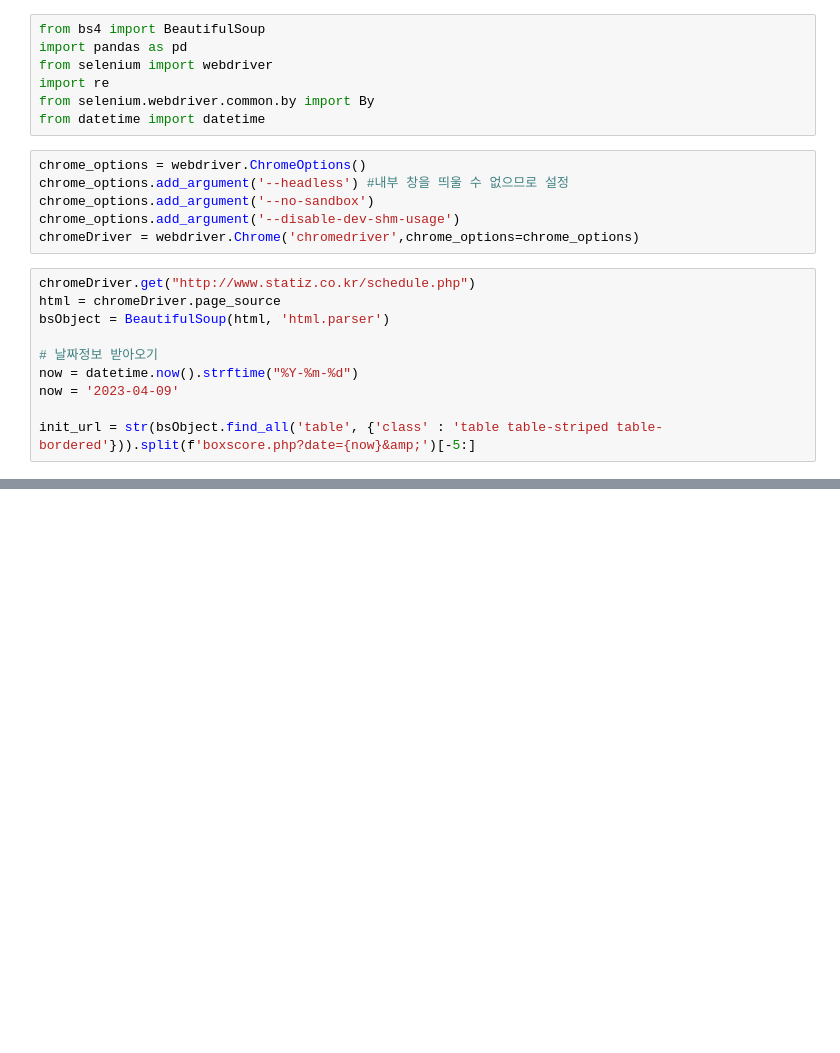
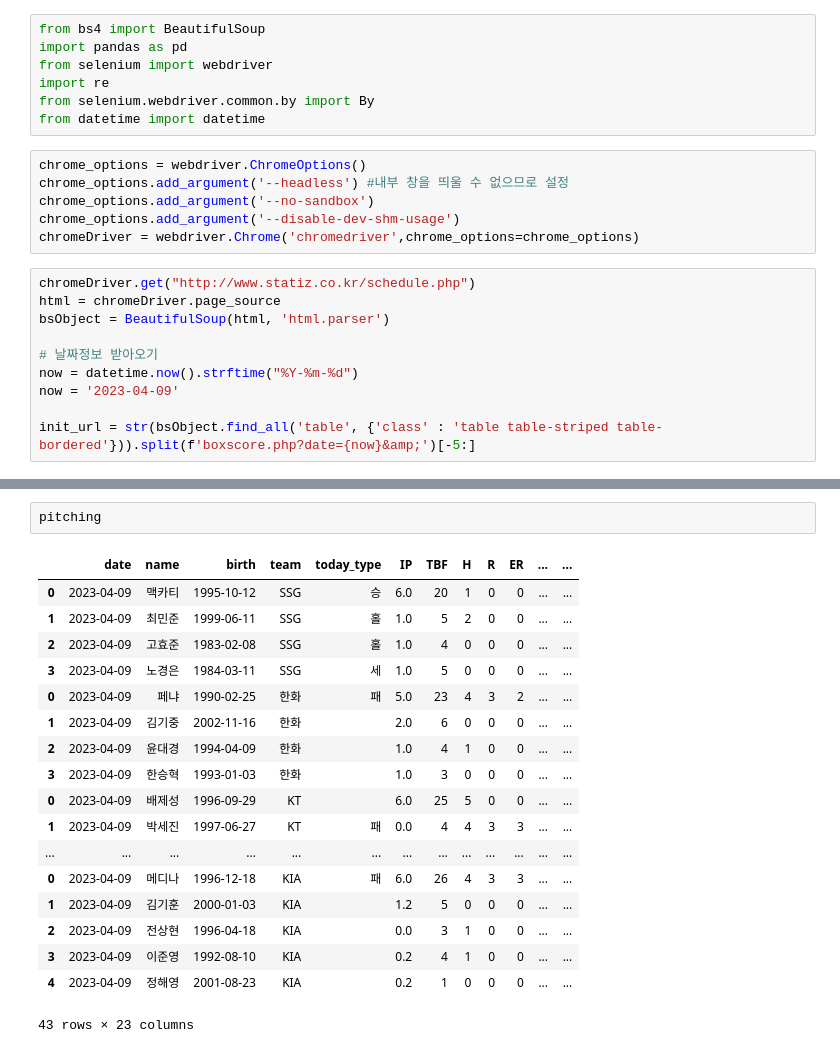
Before and after one commit to sum9611/airflow_docker, a Jupyter notebook: 01.ipynb, the cells around one changed output, grey strips where cells are left out. Drawn from its saved outputs; the diff is of its cells as text; blank space fills up the shorter version.

```diff
--- a/01.ipynb
+++ b/01.ipynb
@@ -109,3 +190,24 @@ for i in init_url:
+# %%
+pitching
+# %% [output]
+|  | date | name | birth | team | today_type | IP | TBF | H | R | ER | ... | ... |
+| 0 | 2023-04-09 | 맥카티 | 1995-10-12 | SSG | 승 | 6.0 | 20 | 1 | 0 | 0 | ... | ... |
+| 1 | 2023-04-09 | 최민준 | 1999-06-11 | SSG | 홀 | 1.0 | 5 | 2 | 0 | 0 | ... | ... |
+| 2 | 2023-04-09 | 고효준 | 1983-02-08 | SSG | 홀 | 1.0 | 4 | 0 | 0 | 0 | ... | ... |
+| 3 | 2023-04-09 | 노경은 | 1984-03-11 | SSG | 세 | 1.0 | 5 | 0 | 0 | 0 | ... | ... |
+| 0 | 2023-04-09 | 페냐 | 1990-02-25 | 한화 | 패 | 5.0 | 23 | 4 | 3 | 2 | ... | ... |
+| 1 | 2023-04-09 | 김기중 | 2002-11-16 | 한화 |  | 2.0 | 6 | 0 | 0 | 0 | ... | ... |
+| 2 | 2023-04-09 | 윤대경 | 1994-04-09 | 한화 |  | 1.0 | 4 | 1 | 0 | 0 | ... | ... |
+| 3 | 2023-04-09 | 한승혁 | 1993-01-03 | 한화 |  | 1.0 | 3 | 0 | 0 | 0 | ... | ... |
+| 0 | 2023-04-09 | 배제성 | 1996-09-29 | KT |  | 6.0 | 25 | 5 | 0 | 0 | ... | ... |
+| 1 | 2023-04-09 | 박세진 | 1997-06-27 | KT | 패 | 0.0 | 4 | 4 | 3 | 3 | ... | ... |
+| ... | ... | ... | ... | ... | ... | ... | ... | ... | ... | ... | ... | ... |
+| 0 | 2023-04-09 | 메디나 | 1996-12-18 | KIA | 패 | 6.0 | 26 | 4 | 3 | 3 | ... | ... |
+| 1 | 2023-04-09 | 김기훈 | 2000-01-03 | KIA |  | 1.2 | 5 | 0 | 0 | 0 | ... | ... |
+| 2 | 2023-04-09 | 전상현 | 1996-04-18 | KIA |  | 0.0 | 3 | 1 | 0 | 0 | ... | ... |
+| 3 | 2023-04-09 | 이준영 | 1992-08-10 | KIA |  | 0.2 | 4 | 1 | 0 | 0 | ... | ... |
+| 4 | 2023-04-09 | 정해영 | 2001-08-23 | KIA |  | 0.2 | 1 | 0 | 0 | 0 | ... | ... |
+43 rows × 23 columns
 # %%
 batting
 # %% [output]
```
Also changed, not shown: parts of 8 cells of this notebook.
